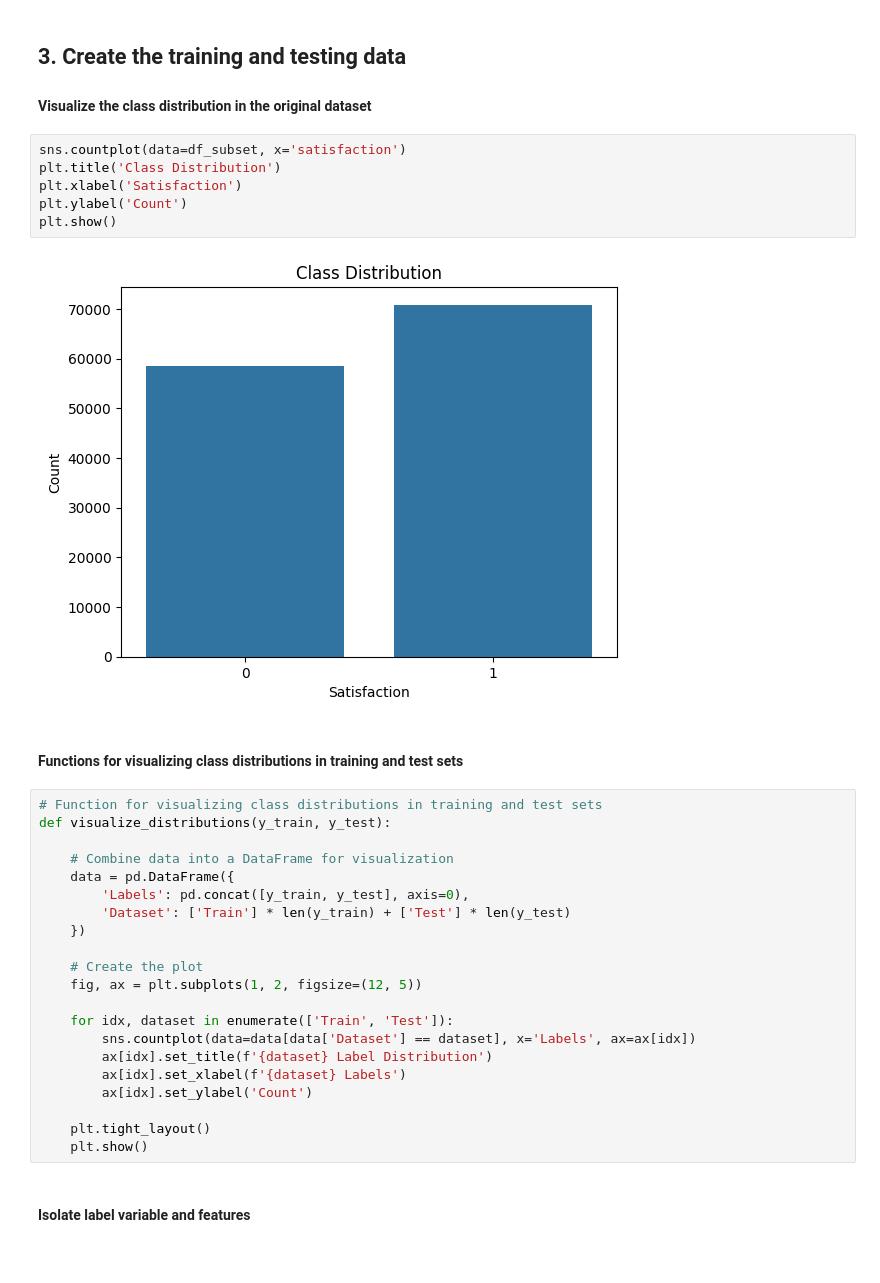
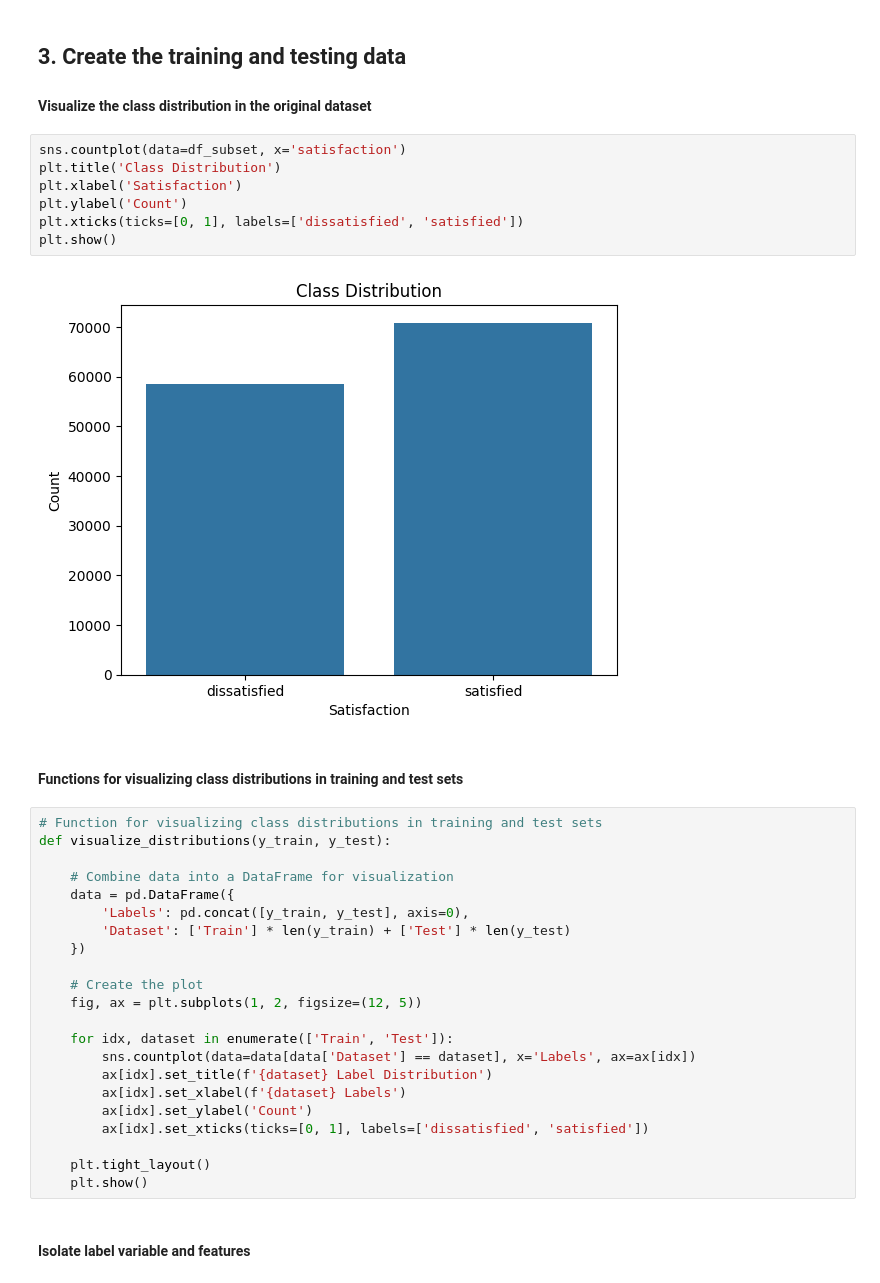
Before and after one commit to duyphuc0701/Project2-AI-Decision-Tree, a Jupyter notebook: airline_passenger_satisfaction/airline_passenger_satisfaction.ipynb, the cells around one changed output. Saved outputs shown, nothing was run; the diff lists cells and outputs as text.

```diff
--- a/airline_passenger_satisfaction/airline_passenger_satisfaction.ipynb
+++ b/airline_passenger_satisfaction/airline_passenger_satisfaction.ipynb
@@ -229,11 +208,12 @@ dtype: object
 # %%
 sns.countplot(data=df_subset, x='satisfaction')
 plt.title('Class Distribution')
 plt.xlabel('Satisfaction')
 plt.ylabel('Count')
+plt.xticks(ticks=[0, 1], labels=['dissatisfied', 'satisfied'])
 plt.show()
 # %% [output]
-[figure, old version]
+[figure, new version]
 # %% [markdown]
 #### Functions for visualizing class distributions in training and test sets
 # %%
@@ -254,6 +234,7 @@ def visualize_distributions(y_train, y_test):
         ax[idx].set_title(f'{dataset} Label Distribution')
         ax[idx].set_xlabel(f'{dataset} Labels')
         ax[idx].set_ylabel('Count')
+        ax[idx].set_xticks(ticks=[0, 1], labels=['dissatisfied', 'satisfied'])
 
     plt.tight_layout()
     plt.show()
```
Also changed, not shown: parts of 35 cells of this notebook, 45 other files.
